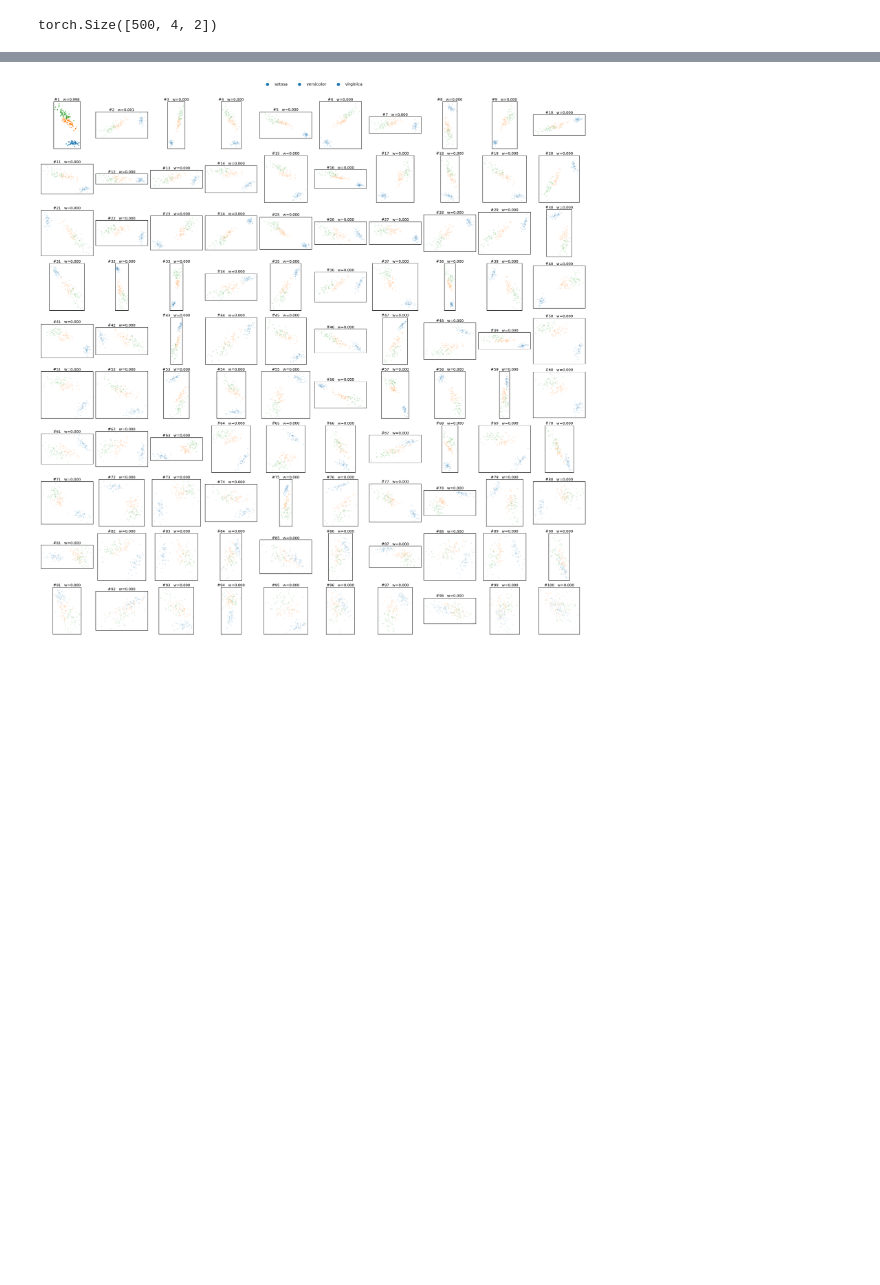
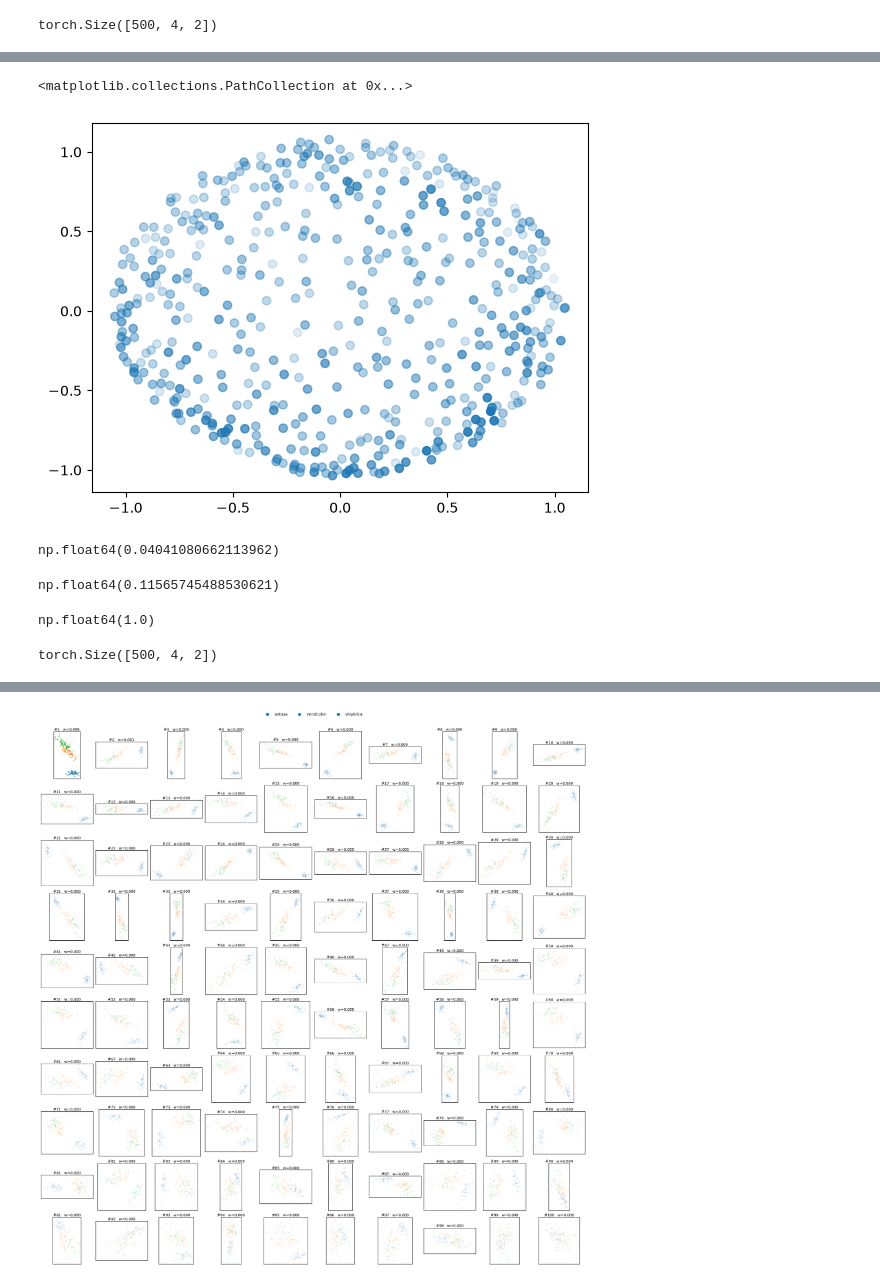
Before and after one commit to clbonet/Lifting_PCA_Wasserstein_Space, a Jupyter notebook: LiftedPCA_Iris.ipynb, the cells around one changed output, grey strips where cells are left out. Cells and saved outputs as stored; diff of their text form; code cells hidden in the pictures; blank space fills up the shorter version.

```diff
--- a/LiftedPCA_Iris.ipynb
+++ b/LiftedPCA_Iris.ipynb
@@ -186,0 +202,29 @@ torch.Size([500, 4, 2])
+# %%
+def grassmann_distance(U: torch.Tensor,
+                       V: torch.Tensor,
+                       eps: float = 1e-7) -> torch.Tensor:
+    """
+    Geodesic distance on the Grassmann manifold Gr(p, k).
+
+    U: (n, k, p) orthonormal basis matrices
+    V: (m, k, p) orthonormal basis matrices
+
+    Returns:
+        (n, m) Grassmann distances.
+
+    Leading dimensions are broadcastable.
+    """
+    # (..., p, p)
+    M = U.transpose(-2, -1)[:, None] @ V[None, :]
+
+    # Principal-angle cosines = singular values
+    s = torch.linalg.svdvals(M)
+
+    # Numerical safety for acos
+    s = s.clamp(0.0, 1.0)
+
+    theta = torch.acos(s)
+
+    return torch.linalg.vector_norm(theta, dim=-1)
+# %%
+pairwise_dist = grassmann_distance(lifted_pca.components_, lifted_pca.components_)
@@ -186,0 +237,30 @@ torch.Size([500, 4, 2])
+# %%
+mds = MDS(2, metric="precomputed")
+emb = mds.fit_transform(pairwise_dist.numpy())
+# %%
+weights = kde_stiefel(lifted_pca.components_, lifted_pca.components_, 0.25).numpy()
+min_weights = weights.min()
+max_weights = weights.max()
+diff = max_weights - min_weights
+alpha = (weights - min_weights) / diff
+
+plt.scatter(emb[:,0], emb[:,1], alpha=alpha)
+# %% [output]
+<matplotlib.collections.PathCollection at 0x...>
+[figure, added]
+# %%
+min_weights
+# %% [output]
+np.float64(0.04041080662113962)
+# %%
+max_weights
+# %% [output]
+np.float64(0.11565745488530621)
+# %%
+alpha.max()
+# %% [output]
+np.float64(1.0)
+# %%
+lifted_pca.components_
+# %% [output]
+torch.Size([500, 4, 2])
```
Also changed, not shown: parts of 25 cells of this notebook, 2 other files.
